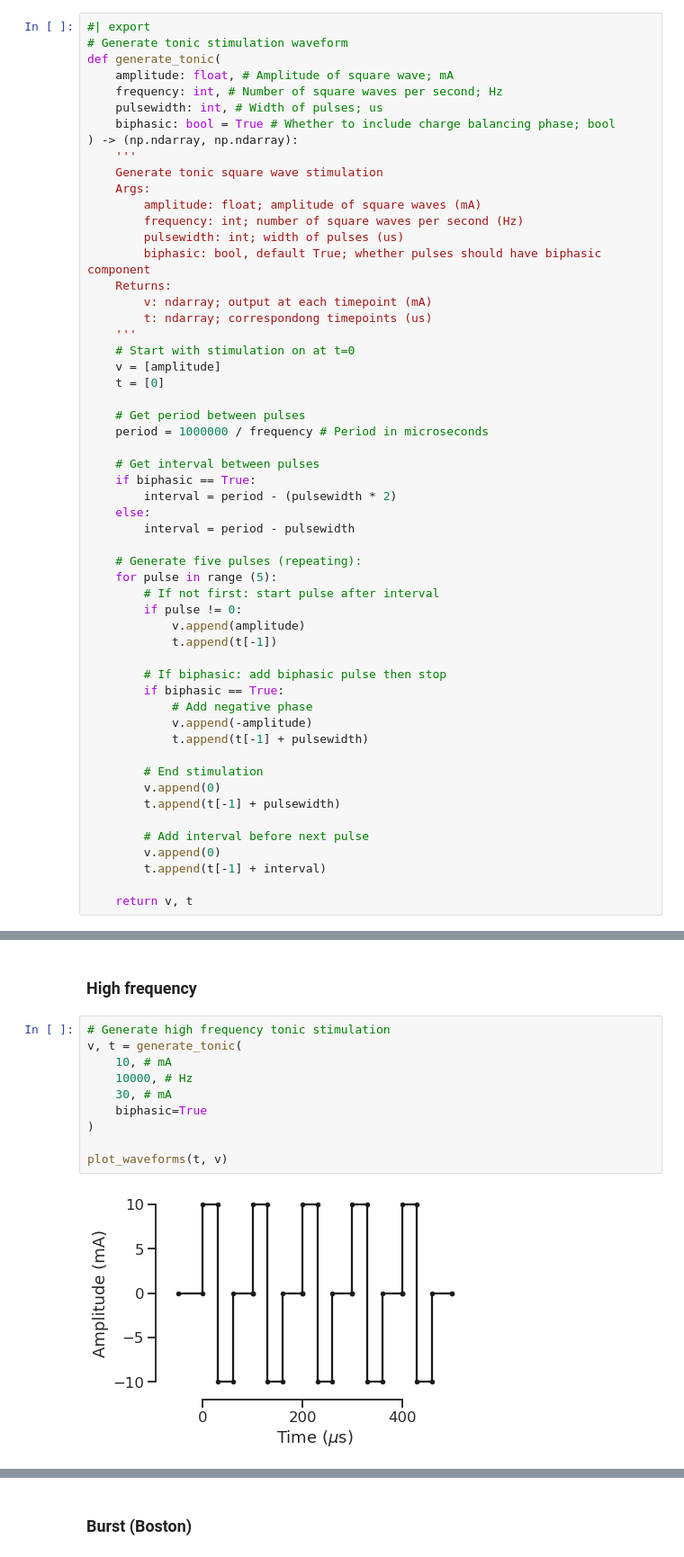
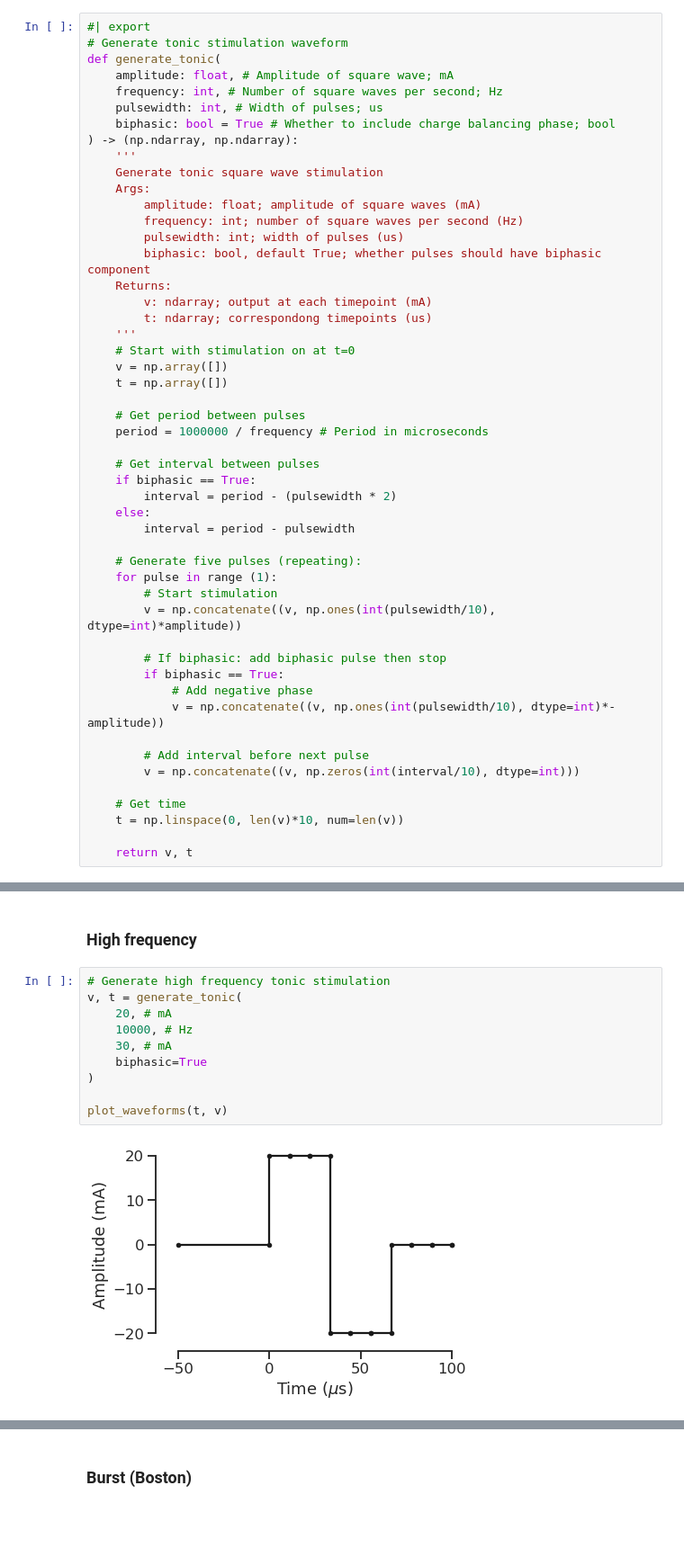
Before and after one commit to conorkeogh/wavewriter, a Jupyter notebook: nbs/04_examples.ipynb, the cells around one changed output, grey strips where cells are left out. Shown at 90% size. Drawn from its saved outputs; the diff is of its cells as text; blank space fills up the shorter version.

```diff
--- a/nbs/04_examples.ipynb
+++ b/nbs/04_examples.ipynb
@@ -107,8 +104,8 @@ def generate_tonic(
         t: ndarray; correspondong timepoints (us)
     '''
     # Start with stimulation on at t=0
-    v = [amplitude]
-    t = [0]
+    v = np.array([])
+    t = np.array([])
 
     # Get period between pulses
     period = 1000000 / frequency # Period in microseconds
@@ -120,25 +117,20 @@ def generate_tonic(
         interval = period - pulsewidth
 
     # Generate five pulses (repeating):
-    for pulse in range (5):
-        # If not first: start pulse after interval
-        if pulse != 0:
-            v.append(amplitude)
-            t.append(t[-1])
+    for pulse in range (1):
+        # Start stimulation
+        v = np.concatenate((v, np.ones(int(pulsewidth/10), dtype=int)*amplitude))
 
         # If biphasic: add biphasic pulse then stop
         if biphasic == True:
             # Add negative phase
-            v.append(-amplitude)
-            t.append(t[-1] + pulsewidth)
-
-        # End stimulation
-        v.append(0)
-        t.append(t[-1] + pulsewidth)
+            v = np.concatenate((v, np.ones(int(pulsewidth/10), dtype=int)*-amplitude))
 
         # Add interval before next pulse
-        v.append(0)
-        t.append(t[-1] + interval)
+        v = np.concatenate((v, np.zeros(int(interval/10), dtype=int)))
+
+    # Get time
+    t = np.linspace(0, len(v)*10, num=len(v))
 
     return v, t
 # %%
@@ -167,15 +157,15 @@ KeyboardInterrupt:
 # %%
 # Generate high frequency tonic stimulation
 v, t = generate_tonic(
-    10, # mA
+    20, # mA
     10000, # Hz
     30, # mA
     biphasic=True
 )
 
 plot_waveforms(t, v)
 # %% [output]
-[figure, old version]
+[figure, new version]
 # %%
 # Send to device
 v_, t_ = convert_waveform(v, t)
```
Also changed, not shown: parts of 30 cells of this notebook, 5 other files.
